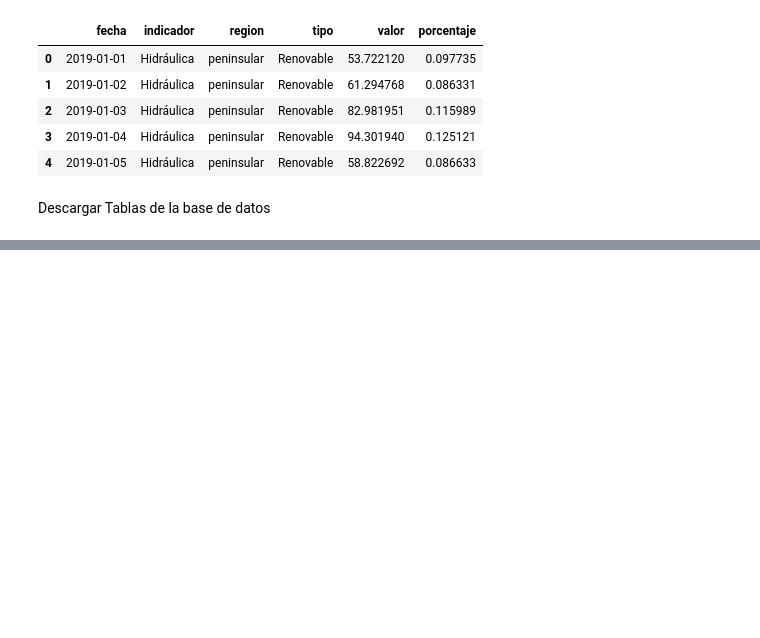
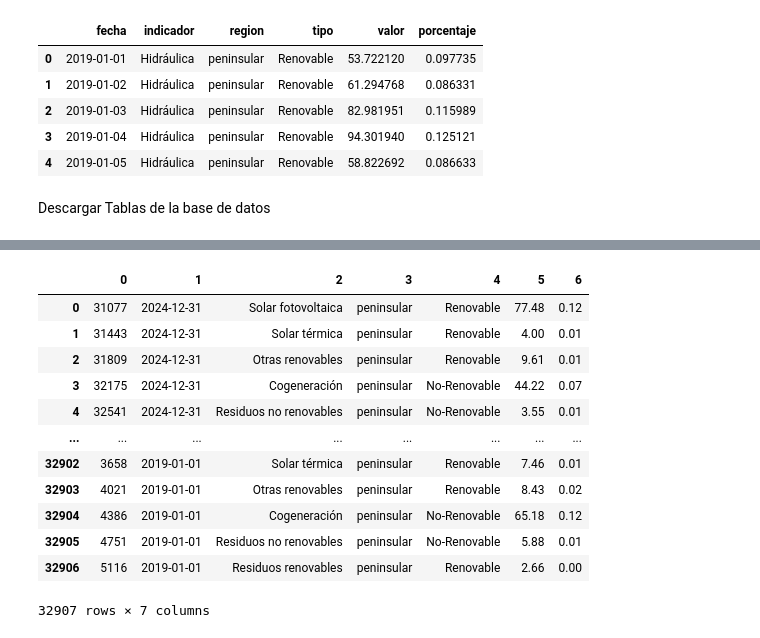
Before and after one commit to Yukiolion/Redes-El-ctricas-Espa-a, a Jupyter notebook: lib/notebooks/04_database.ipynb, the cells around one changed output, grey strips where cells are left out. Cells and saved outputs as stored; diff of their text form; code cells hidden in the pictures; blank space fills up the shorter version.

```diff
--- a/lib/notebooks/04_database.ipynb
+++ b/lib/notebooks/04_database.ipynb
@@ -193,0 +260,22 @@ Descargar Tablas de la base de datos
+# %%
+### GENERACION ###
+query = "SELECT * FROM estructura_generacion ORDER BY fecha DESC"
+cursor.execute(query)
+datos_estructura = cursor.fetchall()
+
+df = pd.DataFrame(datos_estructura)
+display(df)
+# %% [output]
+|  | 0 | 1 | 2 | 3 | 4 | 5 | 6 |
+| 0 | 31077 | 2024-12-31 | Solar fotovoltaica | peninsular | Renovable | 77.48 | 0.12 |
+| 1 | 31443 | 2024-12-31 | Solar térmica | peninsular | Renovable | 4.00 | 0.01 |
+| 2 | 31809 | 2024-12-31 | Otras renovables | peninsular | Renovable | 9.61 | 0.01 |
+| 3 | 32175 | 2024-12-31 | Cogeneración | peninsular | No-Renovable | 44.22 | 0.07 |
+| 4 | 32541 | 2024-12-31 | Residuos no renovables | peninsular | No-Renovable | 3.55 | 0.01 |
+| ... | ... | ... | ... | ... | ... | ... | ... |
+| 32902 | 3658 | 2019-01-01 | Solar térmica | peninsular | Renovable | 7.46 | 0.01 |
+| 32903 | 4021 | 2019-01-01 | Otras renovables | peninsular | Renovable | 8.43 | 0.02 |
+| 32904 | 4386 | 2019-01-01 | Cogeneración | peninsular | No-Renovable | 65.18 | 0.12 |
+| 32905 | 4751 | 2019-01-01 | Residuos no renovables | peninsular | No-Renovable | 5.88 | 0.01 |
+| 32906 | 5116 | 2019-01-01 | Residuos renovables | peninsular | Renovable | 2.66 | 0.00 |
+32907 rows × 7 columns
```
Also changed, not shown: parts of 6 cells of this notebook, 1 other file.
